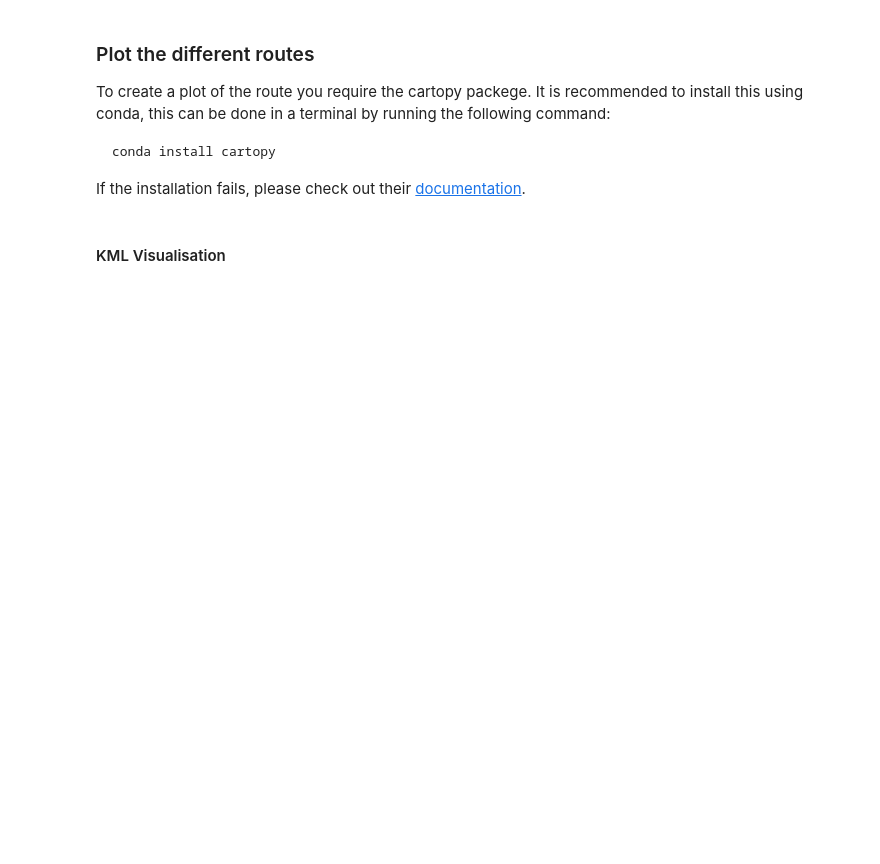
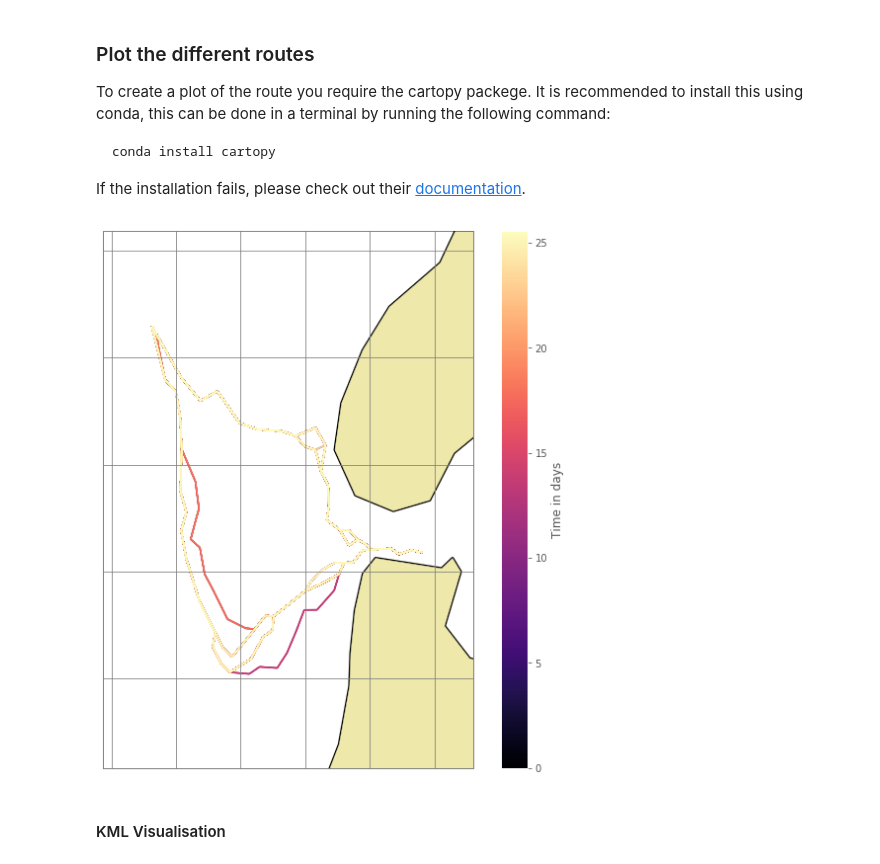
Before and after one commit to TUDelft-CITG/OpenCLSim-Notebooks, a Jupyter notebook: notebooks/Example 08 - Basic hopper operation on route with halem.ipynb, the cells around one changed output. Drawn from its saved outputs; the diff is of its cells as text; code cells hidden in the pictures; blank space fills up the shorter version.

```diff
--- a/notebooks/Example 08 - Basic hopper operation on route with halem.ipynb
+++ b/notebooks/Example 08 - Basic hopper operation on route with halem.ipynb
@@ -250,7 +254,9 @@ conda install cartopy
 
 If the installation fails, please check out their [documentation](https://pypi.org/project/Cartopy/).
 # %%
-# fig = plot.plot_route(vessels)
+fig = plot.plot_route(vessels)
+# %% [output]
+[figure, added]
 # %% [markdown]
 #### KML Visualisation
 # %%
```
Also changed, not shown: parts of 5 cells of this notebook, 4 other files.
